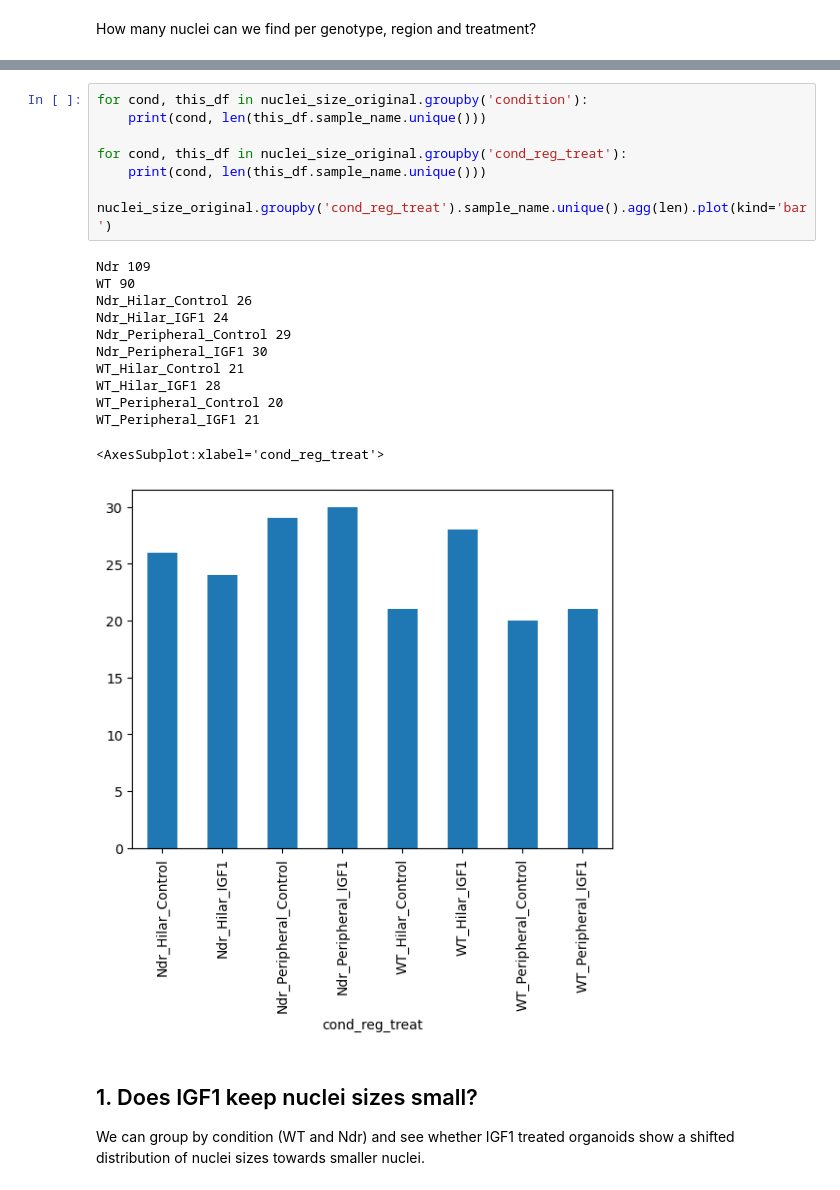
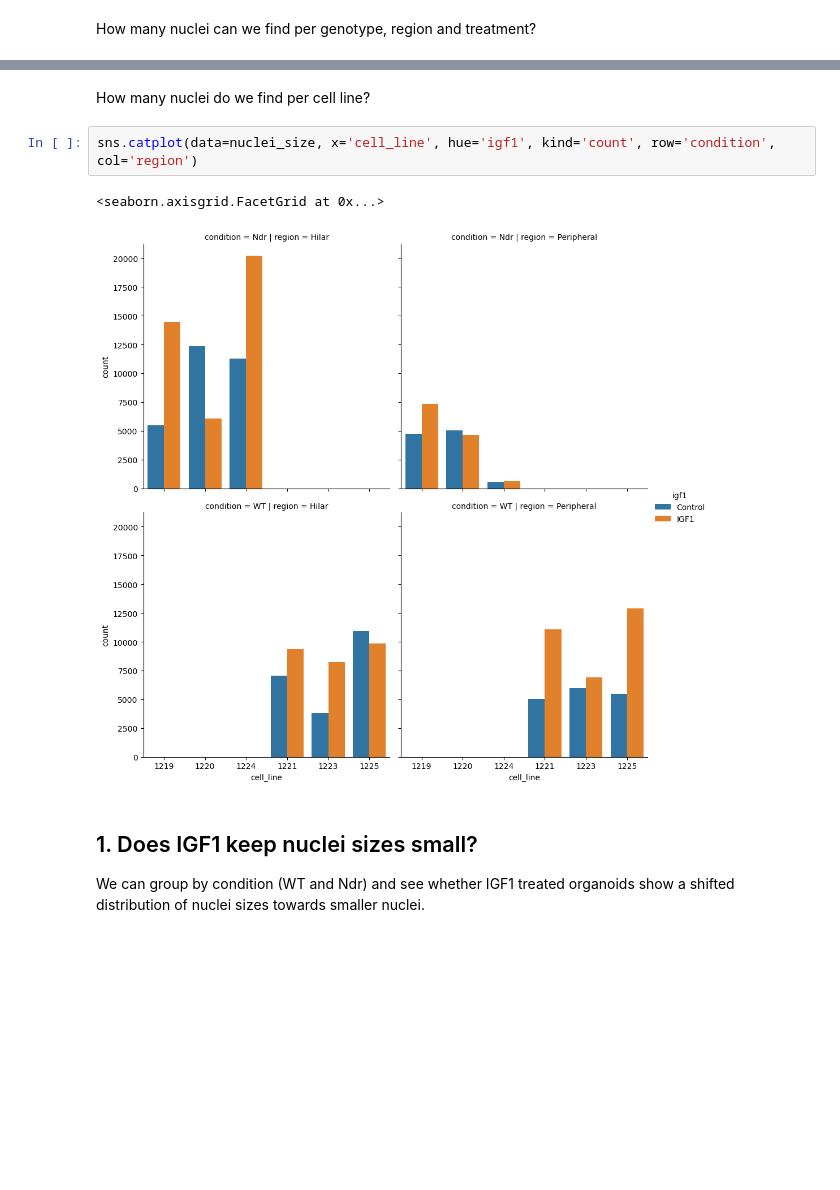
Before and after one commit to Emma-R-Andersson-Lab/iqbal_nuclei_segmenter, a Jupyter notebook: IGF1_effect_on_nuclei_sizes.ipynb, the cells around one changed output, grey strips where cells are left out. Saved outputs shown, nothing was run; the diff lists cells and outputs as text; blank space fills up the shorter version.

```diff
--- a/IGF1_effect_on_nuclei_sizes.ipynb
+++ b/IGF1_effect_on_nuclei_sizes.ipynb
@@ -203,24 +143,10 @@ How many organoids were imaged per genotype, region and treatment?
-# %%
-for cond, this_df in nuclei_size_original.groupby('condition'):
-    print(cond, len(this_df.sample_name.unique()))
-
-for cond, this_df in nuclei_size_original.groupby('cond_reg_treat'):
-    print(cond, len(this_df.sample_name.unique()))
-
-nuclei_size_original.groupby('cond_reg_treat').sample_name.unique().agg(len).plot(kind='bar')
-# %% [output]
-Ndr 109
-WT 90
-Ndr_Hilar_Control 26
-Ndr_Hilar_IGF1 24
-Ndr_Peripheral_Control 29
-Ndr_Peripheral_IGF1 30
-WT_Hilar_Control 21
-WT_Hilar_IGF1 28
-WT_Peripheral_Control 20
-WT_Peripheral_IGF1 21
-<AxesSubplot:xlabel='cond_reg_treat'>
-[figure, old version]
+# %% [markdown]
+How many nuclei do we find per cell line?
+# %%
+sns.catplot(data=nuclei_size, x='cell_line', hue='igf1', kind='count', row='condition', col='region')
+# %% [output]
+<seaborn.axisgrid.FacetGrid at 0x...>
+[figure, added]
 # %% [markdown]
 ## 1. Does IGF1 keep nuclei sizes small?
 
```
Also changed, not shown: parts of 16 cells of this notebook.
